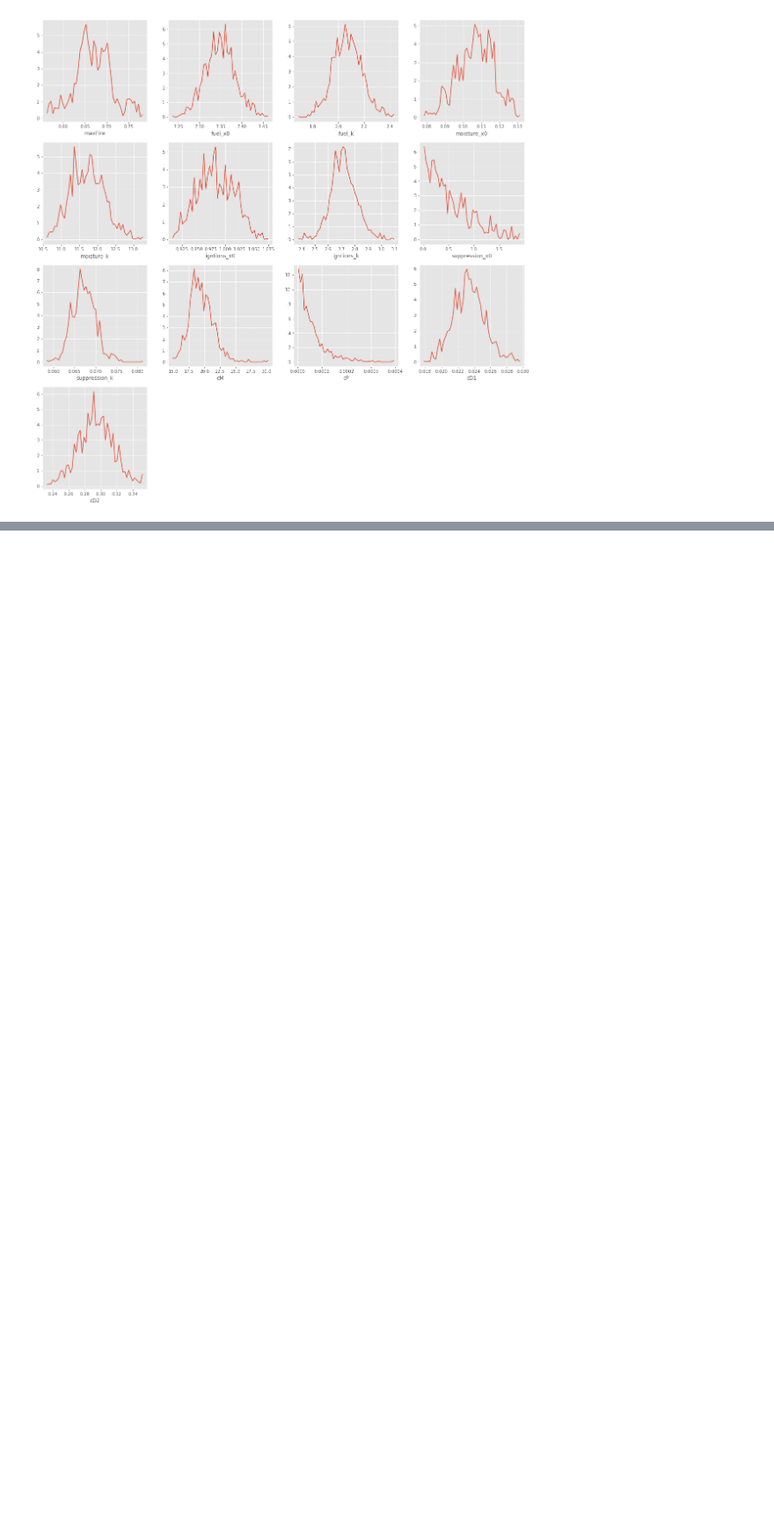
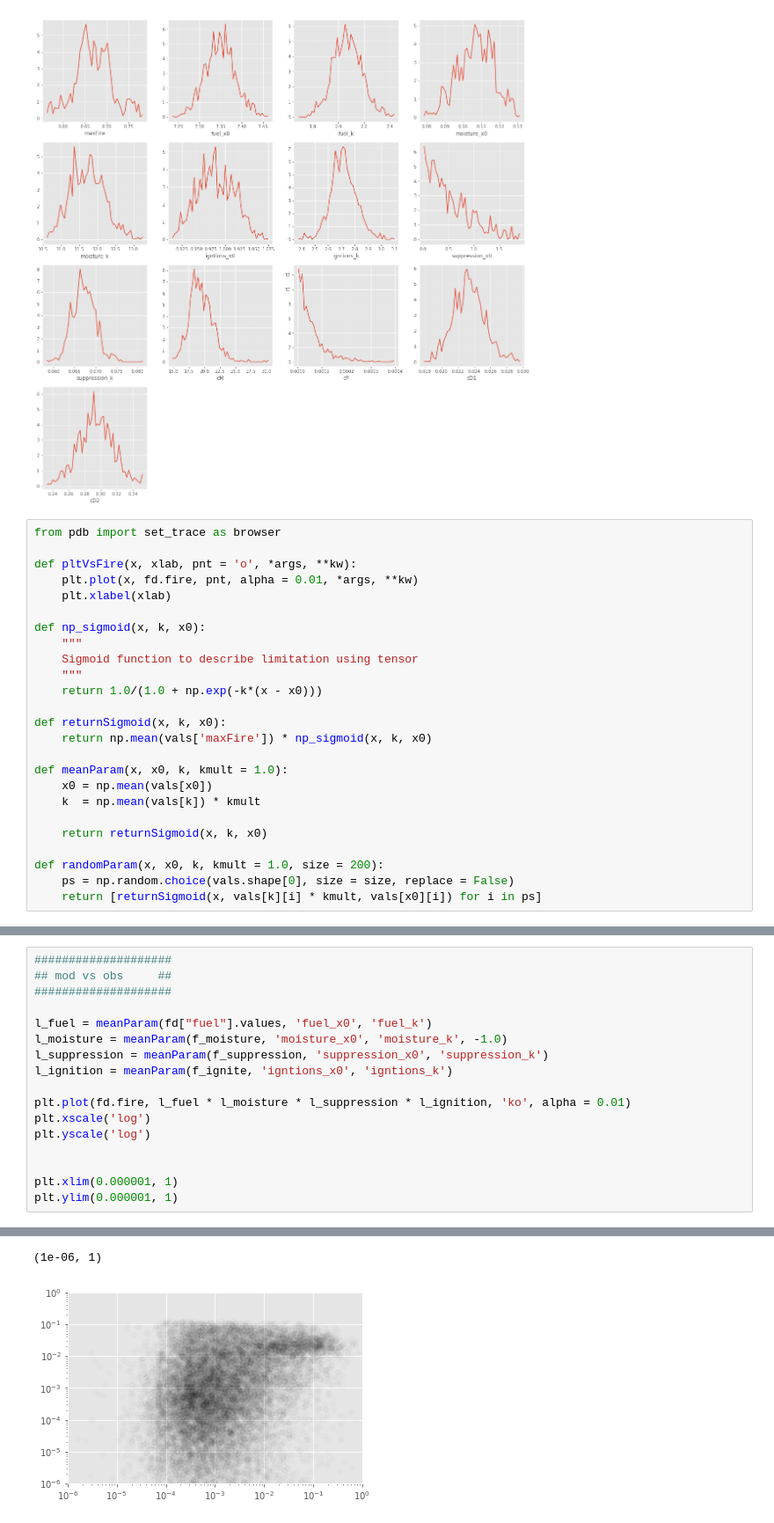
Before and after one commit to rhyswhitley/fire_limitation, a Jupyter notebook: notebooks/bayesian_inference.ipynb, the cells around one changed output, grey strips where cells are left out. Shown: that part at 88% size. Drawn from its saved outputs; the diff is of its cells as text; blank space fills up the shorter version.

```diff
--- a/notebooks/bayesian_inference.ipynb
+++ b/notebooks/bayesian_inference.ipynb
@@ -383,4 +383,29 @@ for i in variables2Plot:
     plotVar(i, pn)
 # %% [output]
 [figure]
+# %%
+from pdb import set_trace as browser
+
+def pltVsFire(x, xlab, pnt = 'o', *args, **kw):
+    plt.plot(x, fd.fire, pnt, alpha = 0.01, *args, **kw)
+    plt.xlabel(xlab)
+
+def np_sigmoid(x, k, x0):
+    """
+    Sigmoid function to describe limitation using tensor
+    """
+    return 1.0/(1.0 + np.exp(-k*(x - x0)))
+
+def returnSigmoid(x, k, x0):
+    return np.mean(vals['maxFire']) * np_sigmoid(x, k, x0)
+
+def meanParam(x, x0, k, kmult = 1.0):
+    x0 = np.mean(vals[x0])
+    k  = np.mean(vals[k]) * kmult
+
+    return returnSigmoid(x, k, x0)
+
+def randomParam(x, x0, k, kmult = 1.0, size = 200):
+    ps = np.random.choice(vals.shape[0], size = size, replace = False)
+    return [returnSigmoid(x, vals[k][i] * kmult, vals[x0][i]) for i in ps]
 # %%
@@ -487,0 +501,18 @@ plt.xlim(0, 100)
+# %%
+####################
+## mod vs obs     ##
+####################
+
+l_fuel = meanParam(fd["fuel"].values, 'fuel_x0', 'fuel_k')
+l_moisture = meanParam(f_moisture, 'moisture_x0', 'moisture_k', -1.0)
+l_suppression = meanParam(f_suppression, 'suppression_x0', 'suppression_k')
+l_ignition = meanParam(f_ignite, 'igntions_x0', 'igntions_k')
+
+plt.plot(fd.fire, l_fuel * l_moisture * l_suppression * l_ignition, 'ko', alpha = 0.01)
+plt.xscale('log')
+plt.yscale('log')
+
+
+plt.xlim(0.000001, 1)
+plt.ylim(0.000001, 1)
+# %% [output]
@@ -487,0 +538,2 @@ plt.xlim(0, 100)
+(1e-06, 1)
+[figure, added]
```
Also changed, not shown: parts of 2 cells of this notebook.
